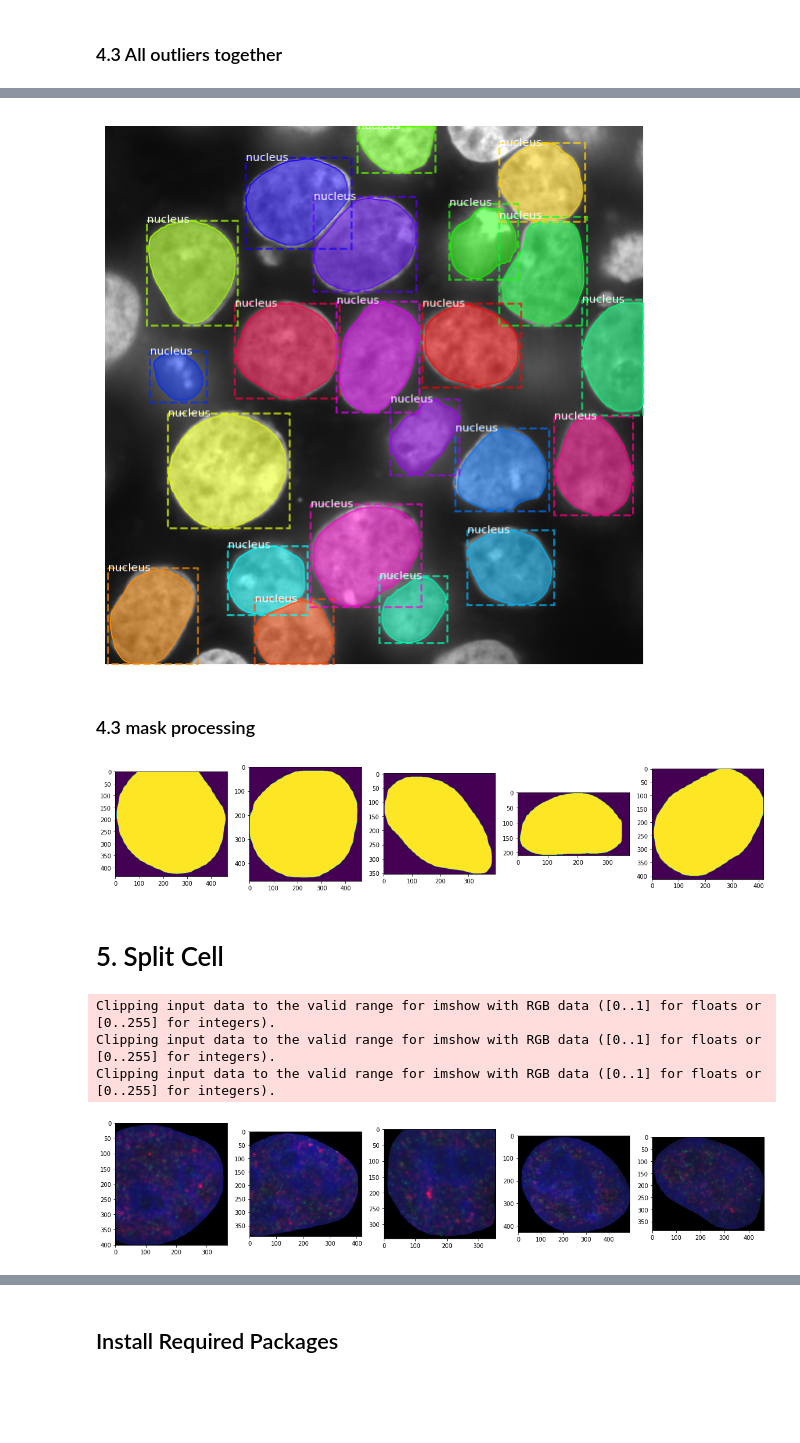
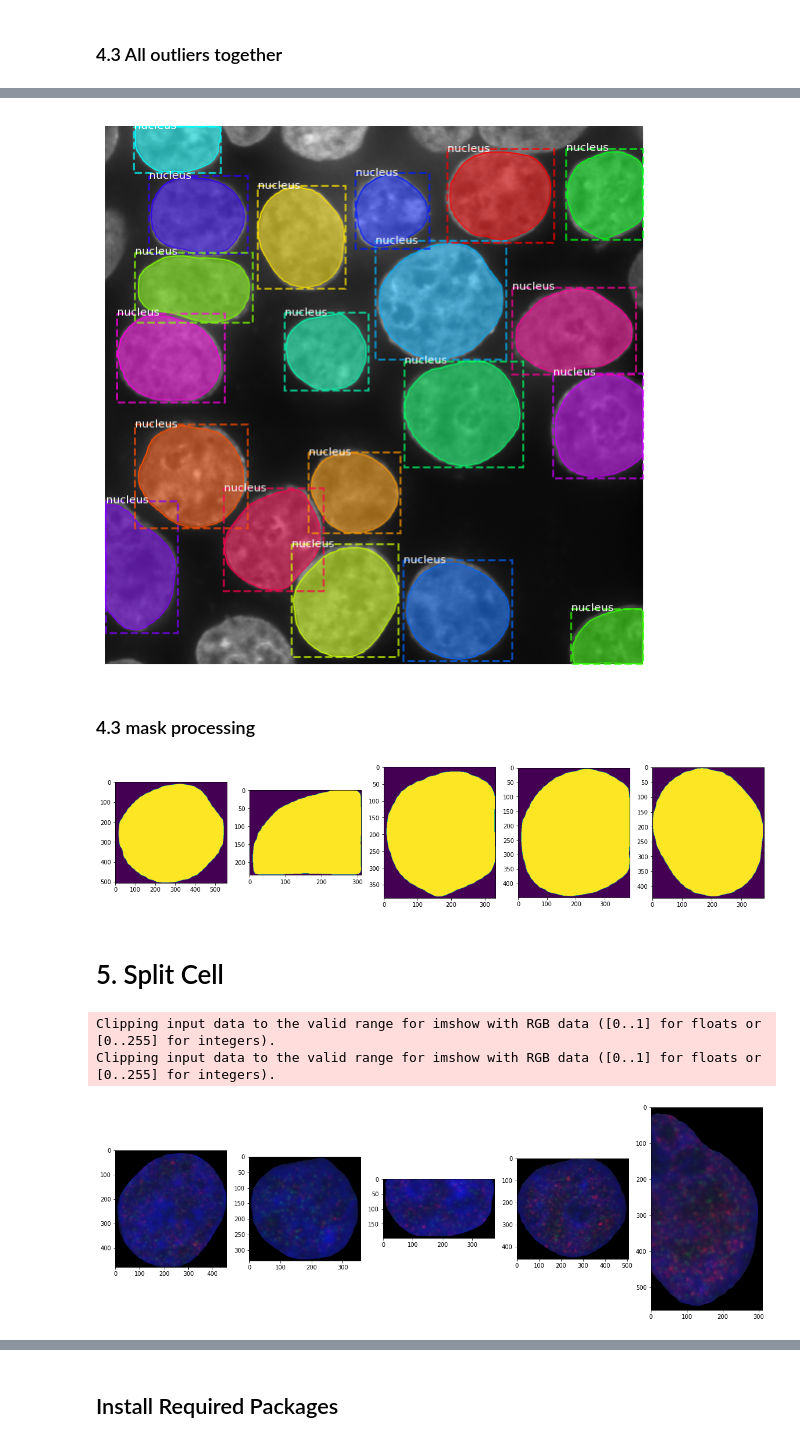
Before and after one commit to DDDog-WANG/Telescope-cell-image-recognition, a Jupyter notebook: Segmentation/tf_maskrcnn_cell.ipynb, the cells around one changed output, grey strips where cells are left out. Drawn from its saved outputs; the diff is of its cells as text; code cells hidden in the pictures; blank space fills up the shorter version.

```diff
--- a/Segmentation/tf_maskrcnn_cell.ipynb
+++ b/Segmentation/tf_maskrcnn_cell.ipynb
@@ -62,13 +62,13 @@ def reject_outliers(data, m=2):
 path_home = "/home/acd13264yb/DDDog/Datasets/221206SoRa/"
 # path_home = "../../../Datasets/221206SoRa/"
 
-path_chip = ["Ctrl/60x_4x_Dapi_test_50nmSTP007/60x_4x_Dapi_test_50nmSTP007_XY",
+path_chip = ["Ctrl/60x_4x_Dapi_test_50nmSTP006/60x_4x_Dapi_test_50nmSTP006_XY",
              "VPA/VPA_555CTCF_488H3K27AC_DAPI_004/VPA_555CTCF_488H3K27AC_DAPI_004_XY"]
 Chip_status = ["H3K27ac", "CTCF", "Hoechst"]
 # %% [markdown]
 ## 1.1 Unit16 -> Unit8
 # %%
-path = path_home+path_chip[0]+"089.ome.tif"
+path = path_home+path_chip[0]+"003.ome.tif"
 print(path)
 
 img_origin = io.imread(path)
@@ -304,7 +307,7 @@ total_masks.shape:  (2304, 2304, 22)
 # %%
 visualize.display_instances(img_hoechst_uint8, F_total_boxes, F_total_masks, F_total_class_ids, ["BG","nucleus"], figsize=(10,10))
 # %% [output]
-[figure, old version]
+[figure, new version]
 # %% [markdown]
 ### 4.3 mask processing
 # %%
@@ -316,22 +319,23 @@ for nn in range(1,6):
     plt.subplot(1,5,nn)
     plt.imshow(mmask)
 # %% [output]
-[figure, old version]
+[figure, new version]
 # %% [markdown]
 # 5. Split Cell
 # %%
 plt.figure(figsize=(20,20))
-for nn in range(1,6):
+i = 1
+for nn in range(6,11):
     bb = F_total_boxes[nn]
     mmask = F_total_masks[:,:,nn][bb[0]:bb[2], bb[1]:bb[3]].astype(int)
     mmask = cv2.merge([mmask,mmask,mmask])
     iimg = img_origin[bb[0]:bb[2], bb[1]:bb[3]]
     iimg = np.multiply(iimg, mmask)
 
-    plt.subplot(1,5,nn)
+    plt.subplot(1,5,i)
     plt.imshow(iimg)
+    i = i+1
 # %% [output]
 Clipping input data to the valid range for imshow with RGB data ([0..1] for floats or [0..255] for integers).
 Clipping input data to the valid range for imshow with RGB data ([0..1] for floats or [0..255] for integers).
-Clipping input data to the valid range for imshow with RGB data ([0..1] for floats or [0..255] for integers).
-[figure, old version]
+[figure, new version]
```
Also changed, not shown: parts of 8 cells of this notebook, 4 other files.
